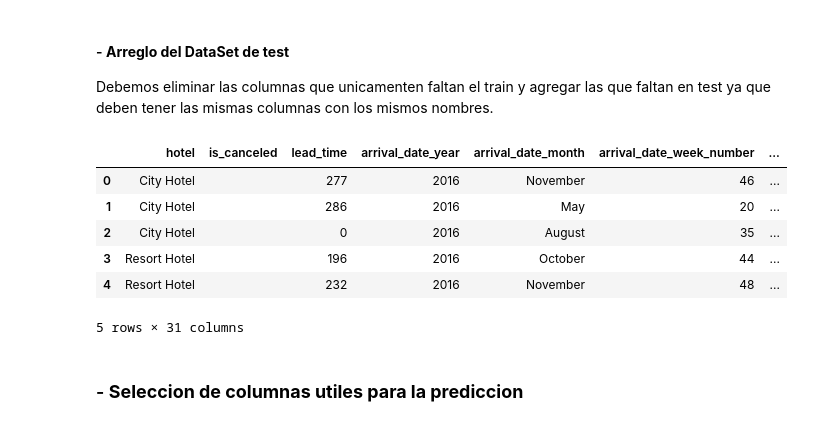
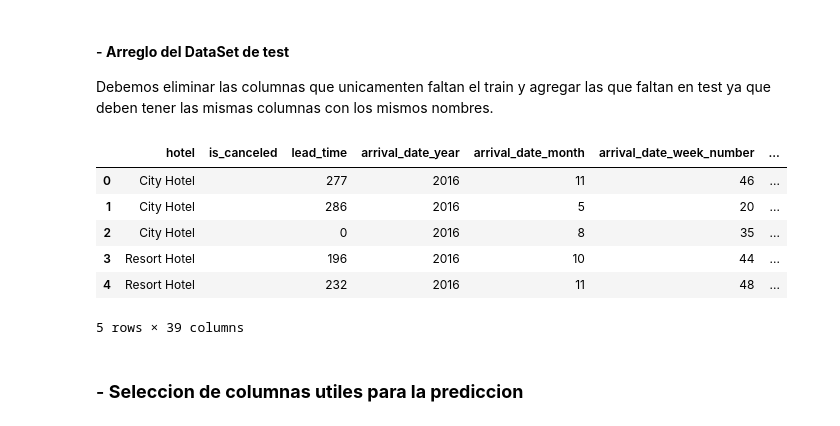
Before and after one commit to lautitorraca/7506R-2C2023-GRUPO24, a Jupyter notebook: TP1/7506R_TP1_GRUPO24_CHP2_ENTREGA.ipynb, the cells around one changed output. Cells and saved outputs as stored; diff of their text form; code cells hidden in the pictures.

```diff
--- a/TP1/7506R_TP1_GRUPO24_CHP2_ENTREGA.ipynb
+++ b/TP1/7506R_TP1_GRUPO24_CHP2_ENTREGA.ipynb
@@ -388,0 +432,35 @@ df
+# %%
+df_trabajo_train['total_guests'] = df_trabajo_train['adults'] + df_trabajo_train['children']
+df_trabajo_test['total_guests'] = df_trabajo_test['adults'] + df_trabajo_test['children']
+
+df_trabajo_train['room_type_match'] = df_trabajo_train['assigned_room_type'] == df_trabajo_train['reserved_room_type']
+df_trabajo_test['room_type_match'] = df_trabajo_test['assigned_room_type'] == df_trabajo_test['reserved_room_type']
+
+df_trabajo_train['days_in_waiting_list'] = ds_trabajo_train['days_in_waiting_list'] >= 0
+
+df_trabajo_train['cancel_to_noncancel_ratio'] = df_trabajo_train['previous_cancellations'] / (1 + df_trabajo_train['previous_bookings_not_canceled'])
+df_trabajo_test['cancel_to_noncancel_ratio'] = df_trabajo_test['previous_cancellations'] / (1 + df_trabajo_test['previous_bookings_not_canceled'])
+
+df_trabajo_train['lead_time_category'] = pd.cut(df_trabajo_train['lead_time'], bins=[0, 10, 50, 100, 500, 10000], labels=['Very Short', 'Short', 'Medium', 'Long', 'Very Long'], right=False)
+df_trabajo_test['lead_time_category'] = pd.cut(df_trabajo_test['lead_time'], bins=[0, 10, 50, 100, 500, 10000], labels=['Very Short', 'Short', 'Medium', 'Long', 'Very Long'], right=False)
+
+df_trabajo_train['days_in_waiting_list_category'] = pd.cut(df_trabajo_train['days_in_waiting_list'], bins=[0, 10, 50, 100, 500, 10000], labels=['Very Short', 'Short', 'Medium', 'Long', 'Very Long'], right=False)
+df_trabajo_test['days_in_waiting_list_category'] = pd.cut(df_trabajo_test['days_in_waiting_list'], bins=[0, 10, 50, 100, 500, 10000], labels=['Very Short', 'Short', 'Medium', 'Long', 'Very Long'], right=False)
+# %%
+df_trabajo_test['arrival_date_month'] = df_trabajo_test['arrival_date_month'].map(month_to_number)
+df_trabajo_train['arrival_date_month'] = df_trabajo_train['arrival_date_month'].map(month_to_number)
+# %%
+df_trabajo_test['Fecha'] = df_trabajo_test.apply(lambda row: str(row['arrival_date_year']) + '-' + str(row['arrival_date_month']) + '-' + str(row['arrival_date_day_of_month']), axis=1)
+df_trabajo_test['Fecha'] = pd.to_datetime(df_trabajo_test['Fecha'])
+# %%
+df_trabajo_test['DoY'] = df_trabajo_test['Fecha'].dt.dayofyear
+#df_test['Valueofday'] = min((365 - df_test['DoY']), (df_test['DoY'] - 1))
+df_trabajo_train['Fecha'] = df_trabajo_train.apply(lambda row: str(row['arrival_date_year']) + '-' + str(row['arrival_date_month']) + '-' + str(row['arrival_date_day_of_month']), axis=1)
+df_trabajo_train['Fecha'] = pd.to_datetime(df_trabajo_train['Fecha'])
+
+df_trabajo_train['DoY'] = df_trabajo_train['Fecha'].dt.dayofyear
+
+df_trabajo_train['dif'] = df_trabajo_train['DoY'].apply(lambda x: min((366 - x), (x - 1)))
+df_trabajo_test['dif'] = df_trabajo_test['DoY'].apply(lambda x: min((366 - x), (x - 1)))
+
+df_trabajo_train.head()
@@ -417,17 +503,17 @@ Debemos eliminar las columnas que unicamenten faltan el train y agregar las que
 # %%
 columna_a_eliminar_test = 'reservation_status_date'
 
-ds_test.drop(columna_a_eliminar_test, axis='columns', inplace = True)
-ds_test.insert(1, 'is_canceled', " ")
-df_test = pd.DataFrame(ds_test)
-ds_test.head()
+df_trabajo_test.drop(columna_a_eliminar_test, axis='columns', inplace = True)
+df_trabajo_test.insert(1, 'is_canceled', " ")
+df_trabajo_test = pd.DataFrame(df_trabajo_test)
+df_trabajo_test.head()
 # %% [output]
 |  | hotel | is_canceled | lead_time | arrival_date_year | arrival_date_month | arrival_date_week_number | ... |
-| 0 | City Hotel |  | 277 | 2016 | November | 46 | ... |
-| 1 | City Hotel |  | 286 | 2016 | May | 20 | ... |
-| 2 | City Hotel |  | 0 | 2016 | August | 35 | ... |
-| 3 | Resort Hotel |  | 196 | 2016 | October | 44 | ... |
-| 4 | Resort Hotel |  | 232 | 2016 | November | 48 | ... |
+| 0 | City Hotel |  | 277 | 2016 | 11 | 46 | ... |
+| 1 | City Hotel |  | 286 | 2016 | 5 | 20 | ... |
+| 2 | City Hotel |  | 0 | 2016 | 8 | 35 | ... |
+| 3 | Resort Hotel |  | 196 | 2016 | 10 | 44 | ... |
+| 4 | Resort Hotel |  | 232 | 2016 | 11 | 48 | ... |
-5 rows × 31 columns
+5 rows × 39 columns
 # %% [markdown]
 ### - **Seleccion de columnas utiles para la prediccion**
```
Also changed, not shown: parts of 56 cells of this notebook.
